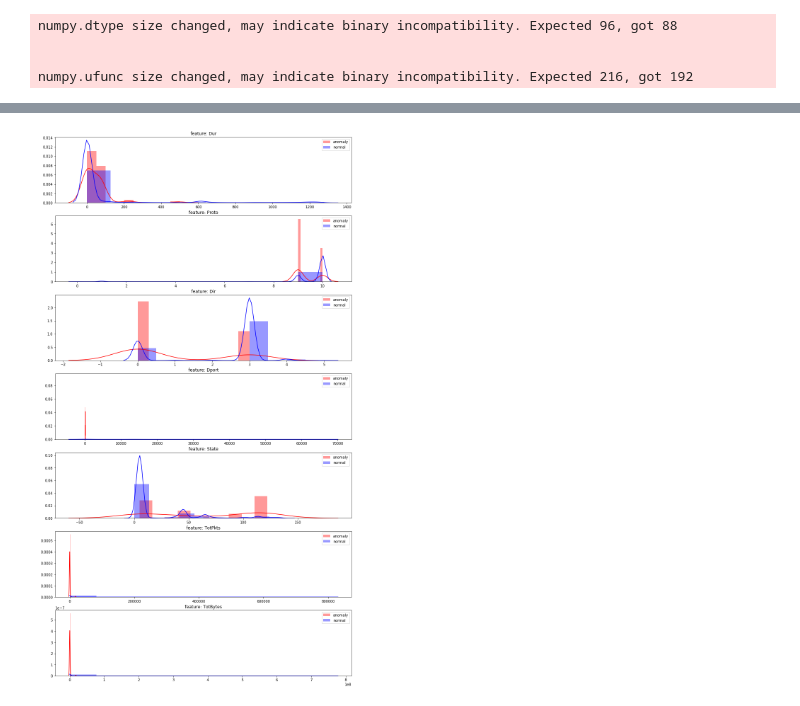
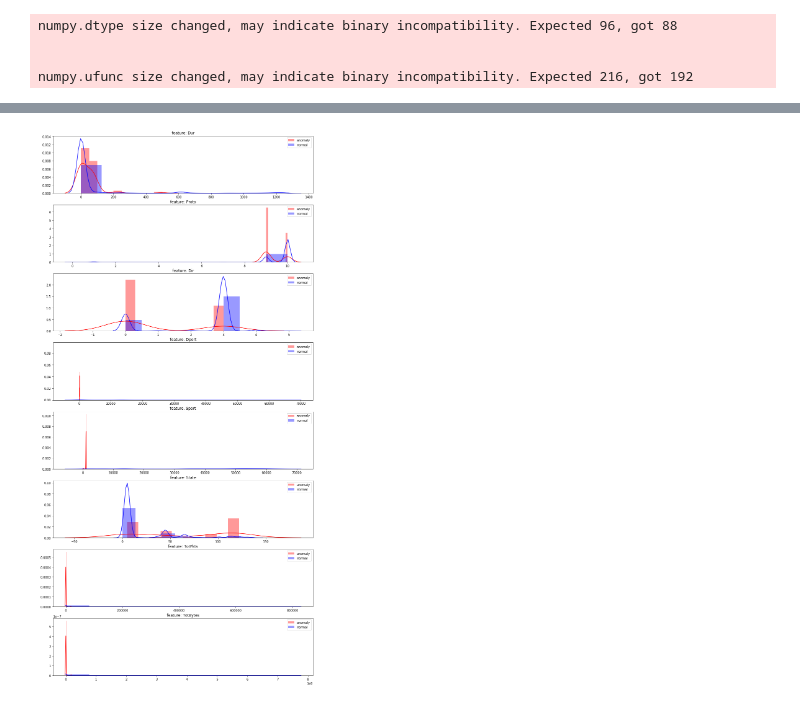
Before and after one commit to tpbvieira/anomaly-detection, a Jupyter notebook: network-attack-detection/botnet-detection-eda-view.ipynb, the cells around one changed output, grey strips where cells are left out. Drawn from its saved outputs; the diff is of its cells as text; code cells hidden in the pictures.

```diff
--- a/network-attack-detection/botnet-detection-eda-view.ipynb
+++ b/network-attack-detection/botnet-detection-eda-view.ipynb
@@ -333,31 +333,32 @@ Name: Label, dtype: int64
 %%time
 v_features = [
     'Dur',
     'Proto',
     'Dir',
     'Dport',
+    'Sport',
     'State',
     'TotPkts',
     'TotBytes'
 #     'SrcBytes',
 #     'SrcAddr0',
 #     'DstAddr0',
 #     'DstAddr1',
 #     'DstAddr2',
 #     'DstAddr3'
 ]
 
 nplots=np.size(v_features)
 plt.figure(figsize=(15,4*nplots))
 gs = gridspec.GridSpec(nplots,1)
 for i, cn in enumerate(df[v_features]):
     ax = plt.subplot(gs[i])
     sns.distplot(df[cn][df.Label == 1], bins=10, label='anomaly', color='r')
     sns.distplot(df[cn][df.Label == 0], bins=10, label='normal', color='b')
     ax.set_xlabel('')
     ax.set_title('feature: ' + str(cn))
     plt.legend()
 plt.savefig('results/figures/raw_distplot.png')
 plt.show()
 # %% [output]
-[figure, old version]
+[figure, new version]
```
Also changed, not shown: parts of 9 cells of this notebook, 3 other files.
